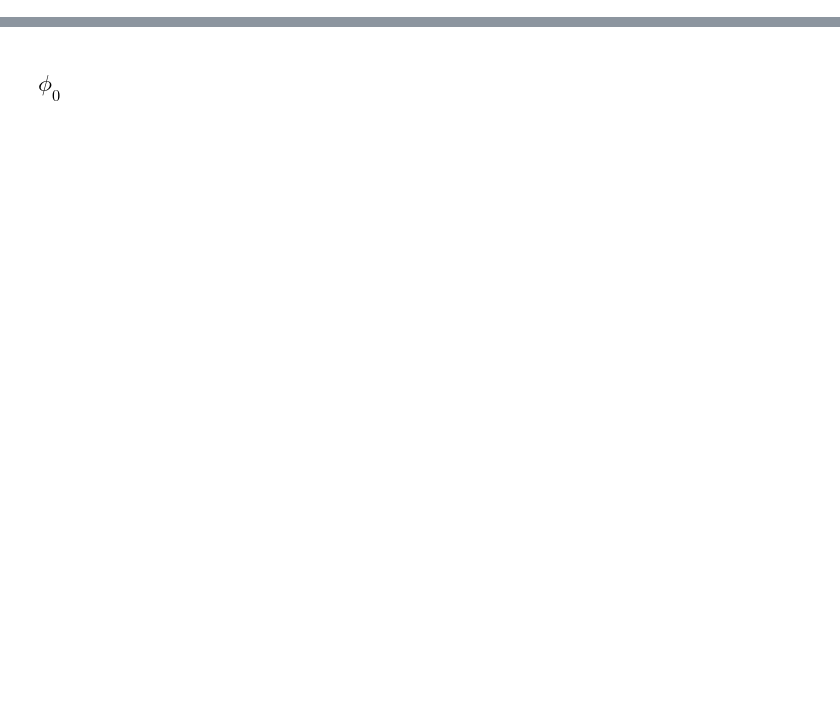
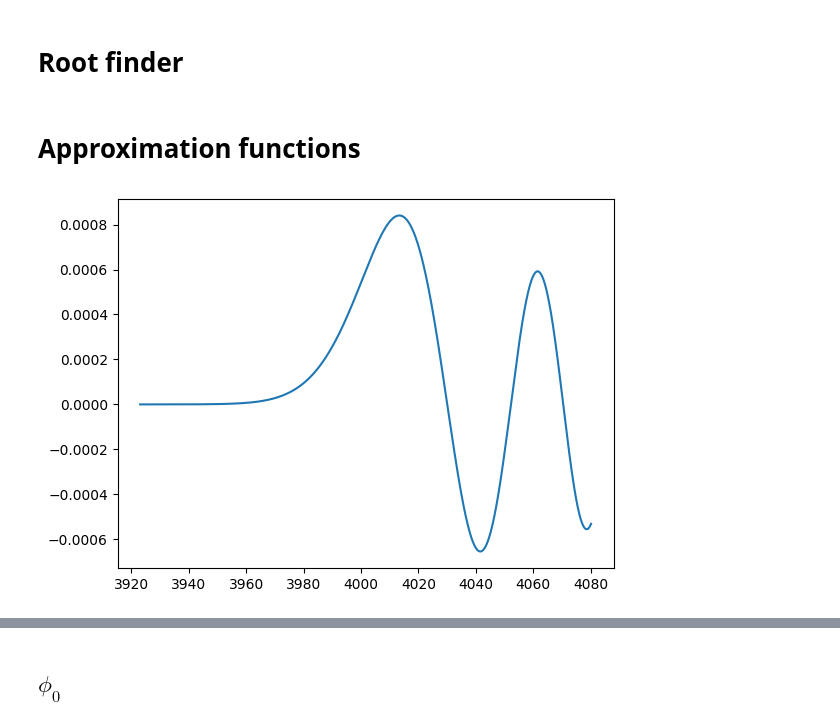
Before and after one commit to cgiovanetti/ABCMB-k, a Jupyter notebook: Module_Tests/Bessel.ipynb, the cells around one changed output, grey strips where cells are left out. Cells and saved outputs as stored; diff of their text form; code cells hidden in the pictures; blank space fills up the shorter version.

Commit message:
Started on new bessel approach

```diff
--- a/Module_Tests/Bessel.ipynb
+++ b/Module_Tests/Bessel.ipynb
@@ -28,4 +44,0 @@ spectrum.bessel_phi0_tab[:, 0].shape
-# %%
-phi0 = spectrum.bessel_phi0_tab
-ls = spectrum.bessel_l_tab
-x = spectrum.bessel_x_tab
@@ -46,18 +44,0 @@ array([1.03397633e-174, 1.11825907e-174, 1.20940365e-174, ...,
-# %%
-xmin = 3000
-xmax = 3200
-i = 130
-l = ls[i]
-
-x = spectrum.bessel_x_tab
-idx = np.where((x>xmin) & (x<xmax))
-x = x[idx]
-print(x.size)
-
-plt.plot(x, phi0[idx, i][0])
-x = np.linspace(xmin, xmax, x.size)
-plt.plot(x, spherical_jn(l, x), "--")
-#plt.xlim((0, 20))
-plt.show()
-
-phi0[idx, i][0]/spherical_jn(l, x)-1.
@@ -70,0 +47,5 @@ Array([ 0.04811673,  0.048073  ,  0.04802927, ..., -0.02295782,
+# %%
+xsize = 5000 # Number of x points to save for each jl
+xmin_target = 1.e-10 # x value corresponding to this target value of jl
+xmax = 50*jnp.pi # Max value above the minimum x found, n*pi roughly corresponds to n/2 peaks.
+ls = spectrum.bessel_l_tab
@@ -70,0 +54,2 @@ Array([ 0.04811673,  0.048073  ,  0.04802927, ..., -0.02295782,
+# %% [markdown]
+# Root finder
@@ -70,0 +118,2 @@ Array([ 0.04811673,  0.048073  ,  0.04802927, ..., -0.02295782,
+# %% [markdown]
+# Approximation functions
@@ -70,0 +124,9 @@ Array([ 0.04811673,  0.048073  ,  0.04802927, ..., -0.02295782,
+# %%
+l=4000
+func = spherical_jn
+xs = jnp.linspace(first_x(l, func), first_x(l, func)+xmax, xsize)
+plt.plot(xs, spherical_jn(l, xs))
+#plt.xlim((4010, 4030))
+plt.show()
+# %% [output]
+[figure, added]
```
Also changed, not shown: parts of 40 cells of this notebook, 1 other file.
